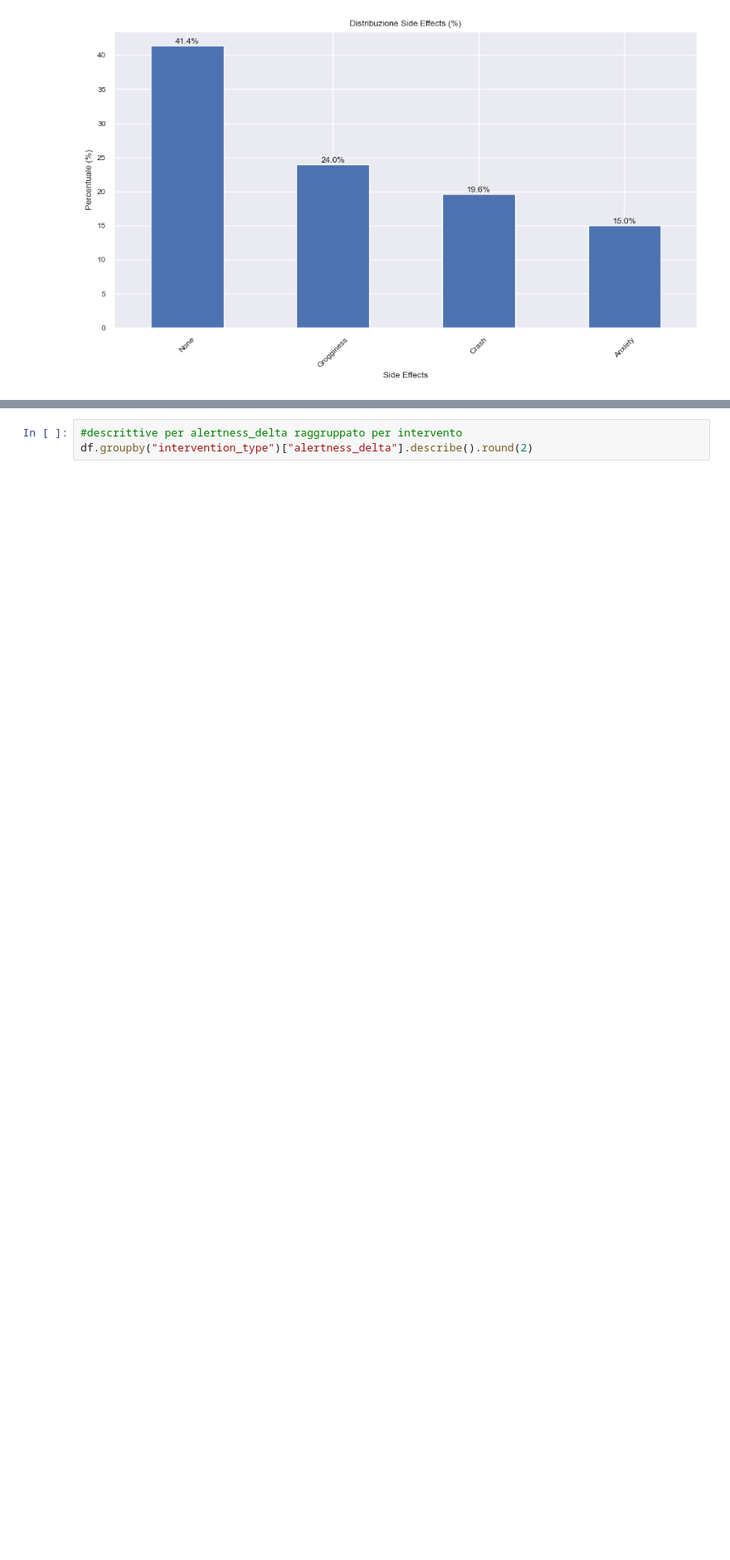
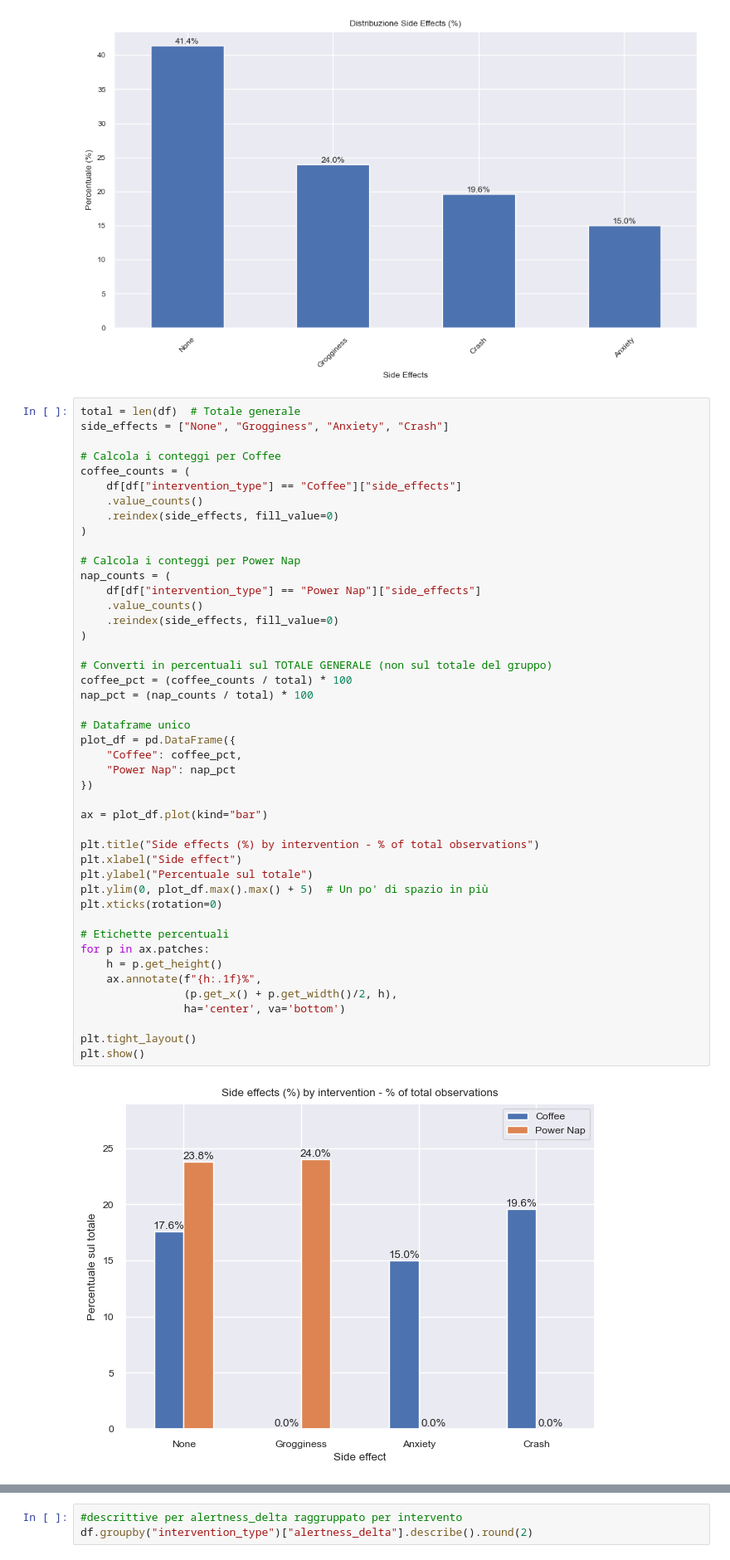
Before and after one commit to Grimino27/PDAI_Project, a Jupyter notebook: scripts/DataPolish+Exploratory.ipynb, the cells around one changed output, grey strips where cells are left out. Shown at 83% size. Drawn from its saved outputs; the diff is of its cells as text; blank space fills up the shorter version.

```diff
--- a/scripts/DataPolish+Exploratory.ipynb
+++ b/scripts/DataPolish+Exploratory.ipynb
@@ -379,3 +420,50 @@ plt.tight_layout()
 plt.show()
 # %% [output]
 [figure]
+# %%
+total = len(df)  # Totale generale
+side_effects = ["None", "Grogginess", "Anxiety", "Crash"]
+
+# Calcola i conteggi per Coffee
+coffee_counts = (
+    df[df["intervention_type"] == "Coffee"]["side_effects"]
+    .value_counts()
+    .reindex(side_effects, fill_value=0)
+)
+
+# Calcola i conteggi per Power Nap
+nap_counts = (
+    df[df["intervention_type"] == "Power Nap"]["side_effects"]
+    .value_counts()
+    .reindex(side_effects, fill_value=0)
+)
+
+# Converti in percentuali sul TOTALE GENERALE (non sul totale del gruppo)
+coffee_pct = (coffee_counts / total) * 100
+nap_pct = (nap_counts / total) * 100
+
+# Dataframe unico
+plot_df = pd.DataFrame({
+    "Coffee": coffee_pct,
+    "Power Nap": nap_pct
+})
+
+ax = plot_df.plot(kind="bar")
+
+plt.title("Side effects (%) by intervention - % of total observations")
+plt.xlabel("Side effect")
+plt.ylabel("Percentuale sul totale")
+plt.ylim(0, plot_df.max().max() + 5)  # Un po' di spazio in più
+plt.xticks(rotation=0)
+
+# Etichette percentuali
+for p in ax.patches:
+    h = p.get_height()
+    ax.annotate(f"{h:.1f}%",
+                (p.get_x() + p.get_width()/2, h),
+                ha='center', va='bottom')
+
+plt.tight_layout()
+plt.show()
+# %% [output]
+[figure, added]
```
Also changed, not shown: parts of 37 cells of this notebook, 1 other file.
